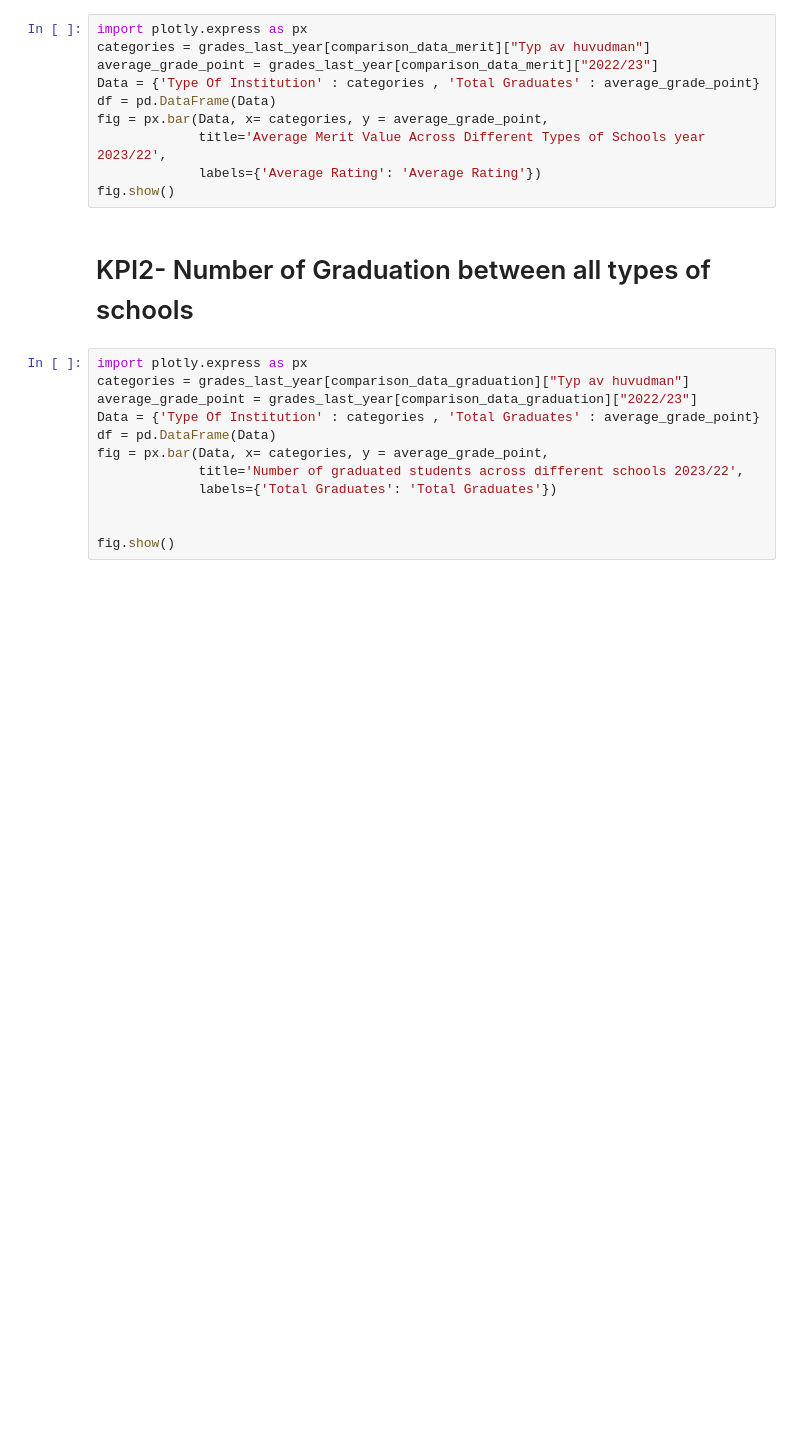
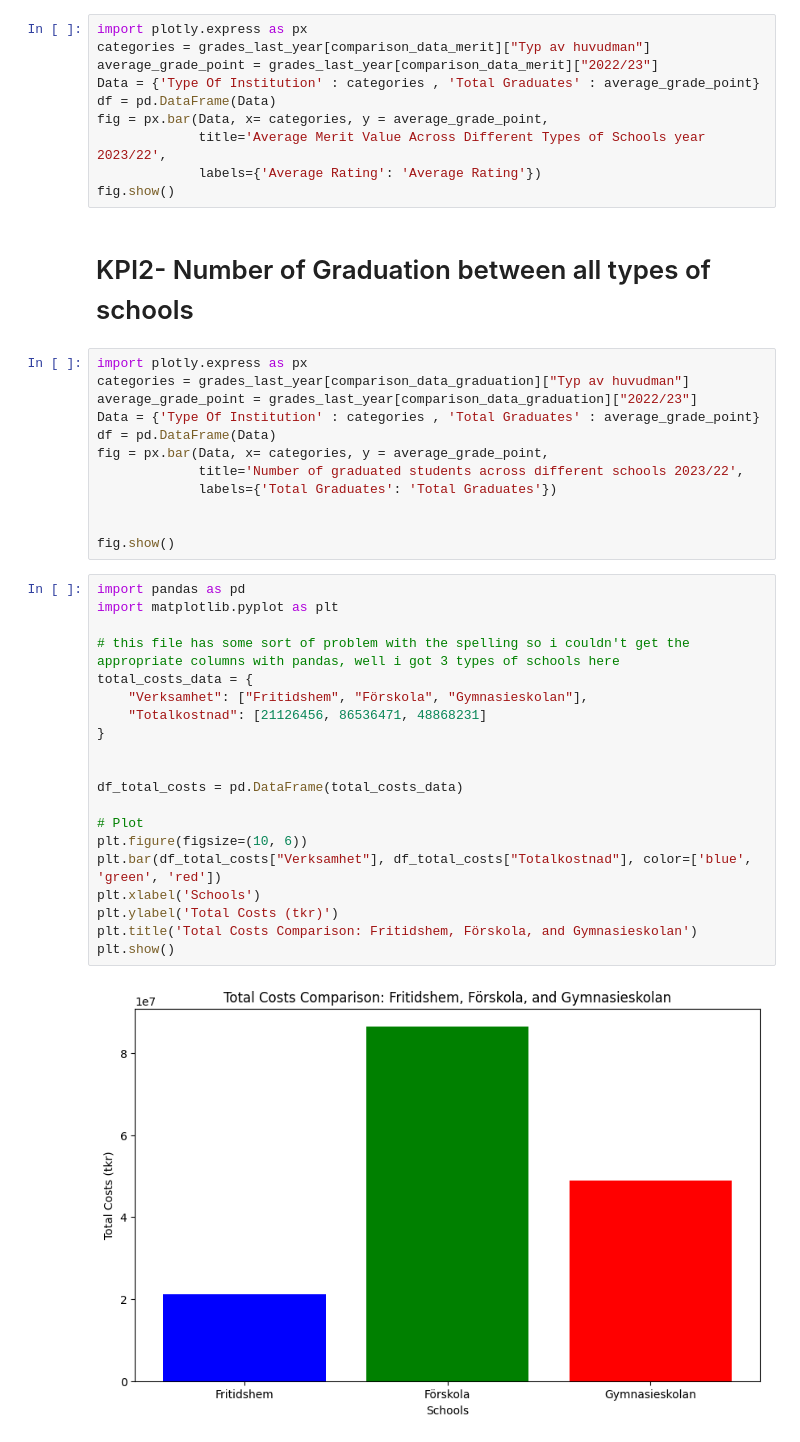
Before and after one commit to AntiSpiral-0/Python-Yassine-Ben-Thayer-OPA23, a Jupyter notebook: Lab 2/Lab2_uppgift2.ipynb, the cells around one changed output. Cells and saved outputs as stored; diff of their text form; blank space fills up the shorter version.

Commit message:
more kpis ( total costs)

```diff
--- a/Lab 2/Lab2_uppgift2.ipynb
+++ b/Lab 2/Lab2_uppgift2.ipynb
@@ -39,3 +39,25 @@ fig = px.bar(Data, x= categories, y = average_grade_point,
 
 
 fig.show()
+# %%
+import pandas as pd
+import matplotlib.pyplot as plt
+
+# this file has some sort of problem with the spelling so i couldn't get the appropriate columns with pandas, well i got 3 types of schools here
+total_costs_data = {
+    "Verksamhet": ["Fritidshem", "Förskola", "Gymnasieskolan"],
+    "Totalkostnad": [21126456, 86536471, 48868231]
+}
+
+
+df_total_costs = pd.DataFrame(total_costs_data)
+
+# Plot
+plt.figure(figsize=(10, 6))
+plt.bar(df_total_costs["Verksamhet"], df_total_costs["Totalkostnad"], color=['blue', 'green', 'red'])
+plt.xlabel('Schools')
+plt.ylabel('Total Costs (tkr)')
+plt.title('Total Costs Comparison: Fritidshem, Förskola, and Gymnasieskolan')
+plt.show()
+# %% [output]
+[figure, added]
```
Also changed, not shown: 1 other file.
